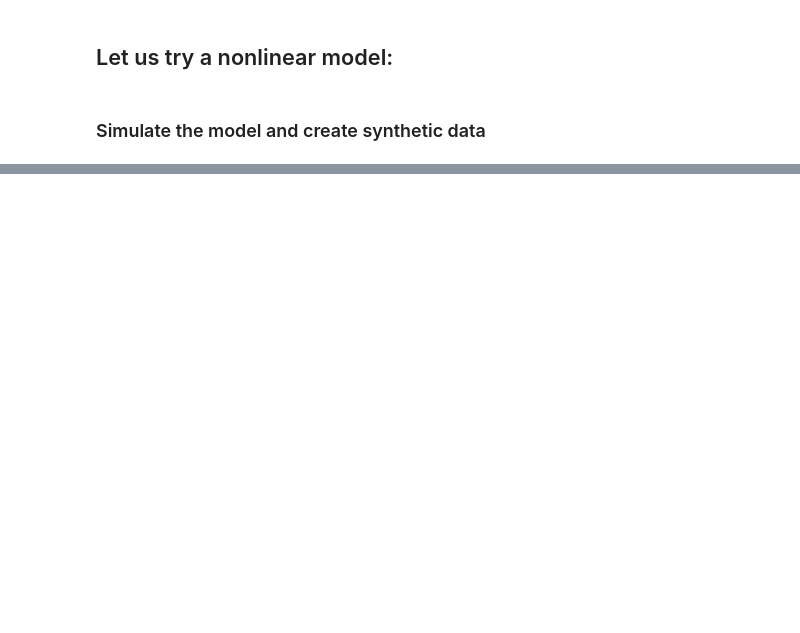
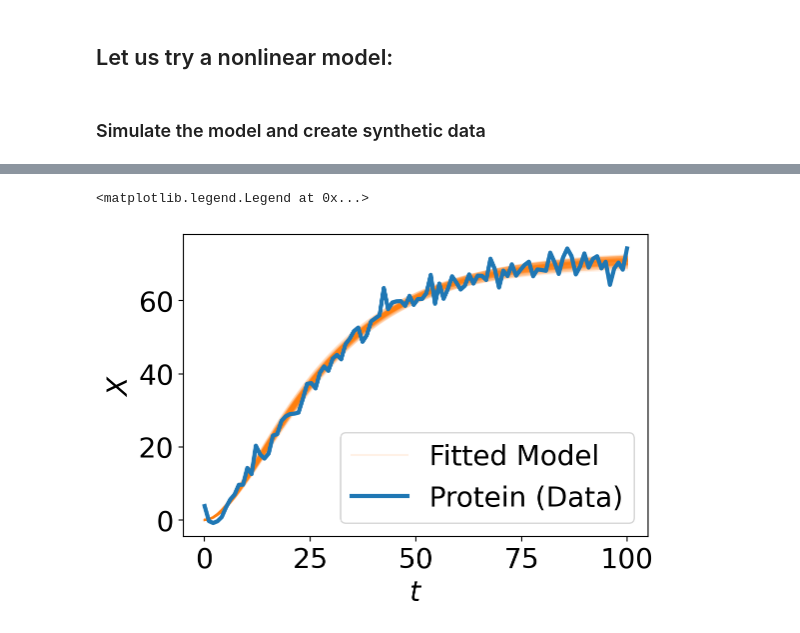
Before and after one commit to BioSysDesign/E164, a Jupyter notebook: reading/week12_bayesian_inference.ipynb, the cells around one changed output, grey strips where cells are left out. Saved outputs shown, nothing was run; the diff lists cells and outputs as text; code cells hidden in the pictures; blank space fills up the shorter version.

Commit message:
final bayesian inference gene expression ipynb

```diff
--- a/reading/week12_bayesian_inference.ipynb
+++ b/reading/week12_bayesian_inference.ipynb
@@ -256,18 +292,21 @@ fig = corner.corner(
 # %%
 inds = np.random.randint(len(flat_samples), size=100)
 ax = plt.axes()
 add_label = True
 for ind in inds:
     sample = flat_samples[ind]
-    solution = odeint(func = vehicle_model, y0 = initial_cond,
+    solution = odeint(func = gene_expression, y0 = initial_cond,
                       t = timepoints, args = tuple(sample))
     if add_label:
         ax.plot(timepoints, solution[:,1], "C1", alpha=0.1, label = 'Fitted Model')
         add_label = False
     else:
         ax.plot(timepoints, solution[:,1], "C1", alpha=0.1)
 
-ax.plot(timepoints, data_y, lw = 3, label = 'y (Data)')
-ax.set_ylabel('y')
-ax.set_xlabel('t')
+ax.plot(timepoints, data_protein, lw = 3, label = 'Protein (Data)')
+ax.set_ylabel('$X$')
+ax.set_xlabel('$t$')
 ax.legend()
+# %% [output]
+<matplotlib.legend.Legend at 0x...>
+[figure, added]
```
Also changed, not shown: parts of 13 cells of this notebook.
